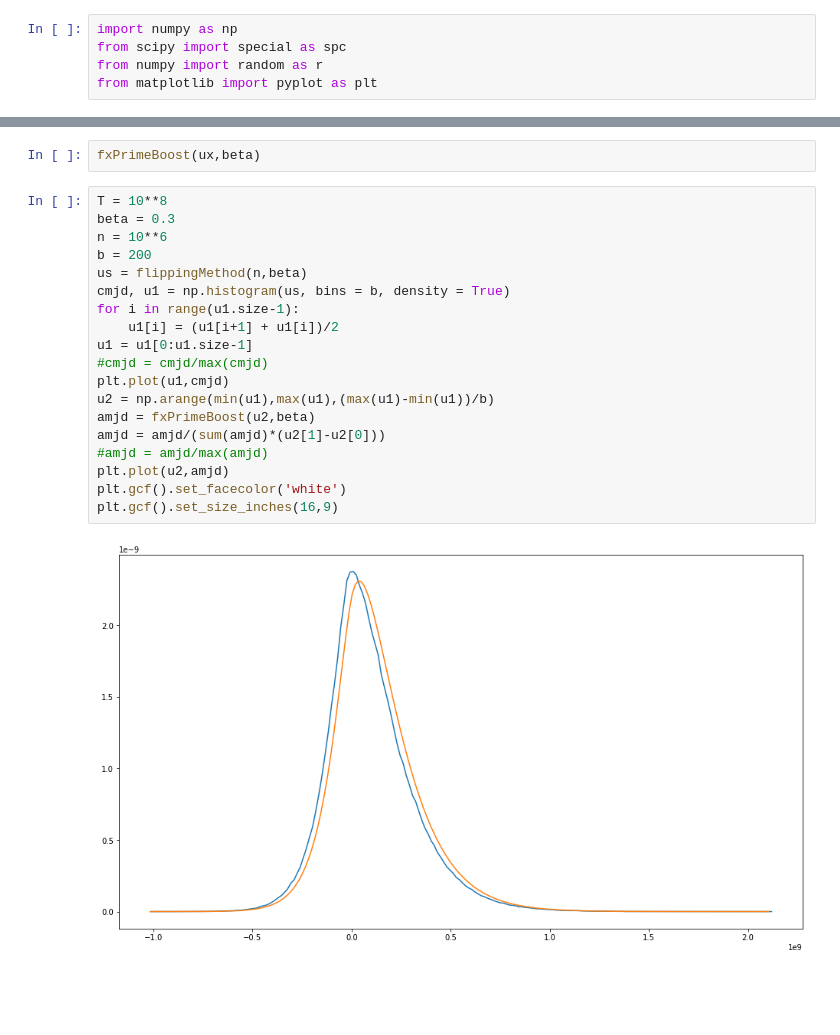
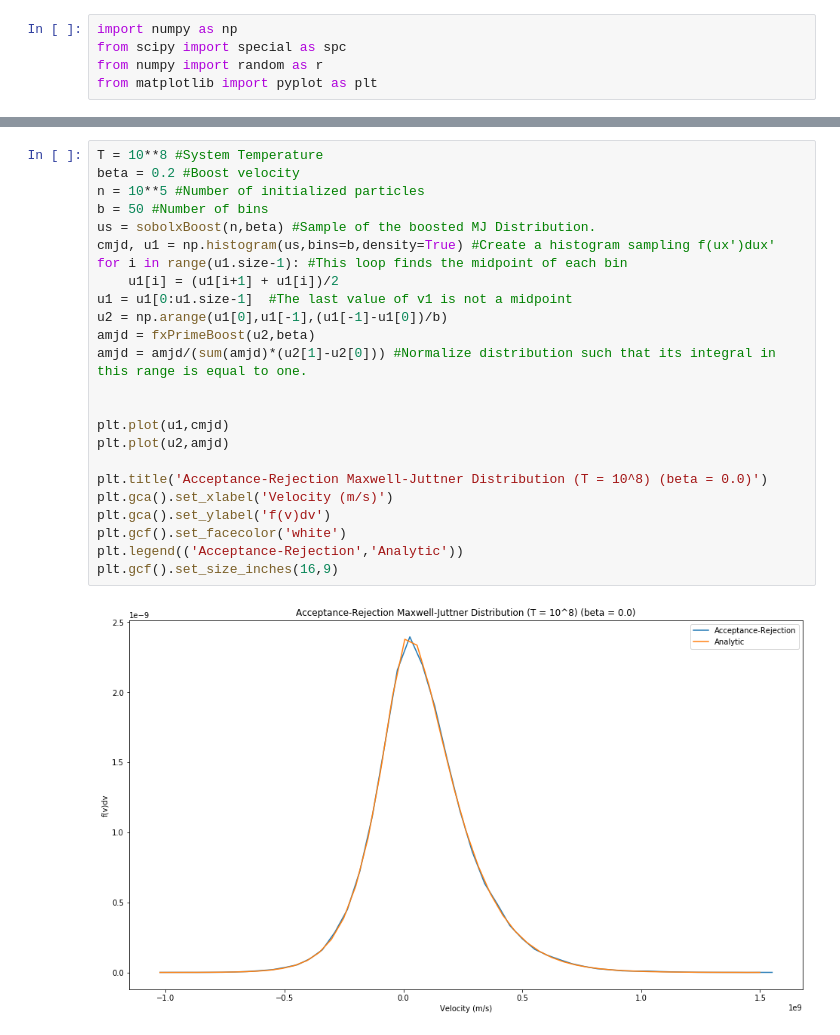
Before and after one commit to cameronjy/Magnetic_reconnection, a Jupyter notebook: Tools/MJD_Zenitani.ipynb, the cells around one changed output, grey strips where cells are left out. Cells and saved outputs as stored; diff of their text form; blank space fills up the shorter version.

Commit message:
The flipping method now works. Added comments to the flipping parts.

```diff
--- a/Tools/MJD_Zenitani.ipynb
+++ b/Tools/MJD_Zenitani.ipynb
@@ -99,23 +79,26 @@ def flippingMethod(n,beta):
-# %%
-fxPrimeBoost(ux,beta)
 # %%
-T = 10**8
-beta = 0.3
-n = 10**6
-b = 200
-us = flippingMethod(n,beta)
-cmjd, u1 = np.histogram(us, bins = b, density = True)
-for i in range(u1.size-1):
+T = 10**8 #System Temperature
+beta = 0.2 #Boost velocity
+n = 10**5 #Number of initialized particles
+b = 50 #Number of bins
+us = sobolxBoost(n,beta) #Sample of the boosted MJ Distribution.
+cmjd, u1 = np.histogram(us,bins=b,density=True) #Create a histogram sampling f(ux')dux'
+for i in range(u1.size-1): #This loop finds the midpoint of each bin
     u1[i] = (u1[i+1] + u1[i])/2
-u1 = u1[0:u1.size-1]
-#cmjd = cmjd/max(cmjd)
+u1 = u1[0:u1.size-1]  #The last value of v1 is not a midpoint
+u2 = np.arange(u1[0],u1[-1],(u1[-1]-u1[0])/b)
+amjd = fxPrimeBoost(u2,beta)
+amjd = amjd/(sum(amjd)*(u2[1]-u2[0])) #Normalize distribution such that its integral in this range is equal to one.
+
+
 plt.plot(u1,cmjd)
-u2 = np.arange(min(u1),max(u1),(max(u1)-min(u1))/b)
-amjd = fxPrimeBoost(u2,beta)
-amjd = amjd/(sum(amjd)*(u2[1]-u2[0]))
-#amjd = amjd/max(amjd)
 plt.plot(u2,amjd)
+
+plt.title('Acceptance-Rejection Maxwell-Juttner Distribution (T = 10^8) (beta = 0.0)')
+plt.gca().set_xlabel('Velocity (m/s)')
+plt.gca().set_ylabel('f(v)dv')
 plt.gcf().set_facecolor('white')
+plt.legend(('Acceptance-Rejection','Analytic'))
 plt.gcf().set_size_inches(16,9)
 # %% [output]
-[figure, old version]
+[figure, new version]
```
Also changed, not shown: parts of 4 cells of this notebook.
